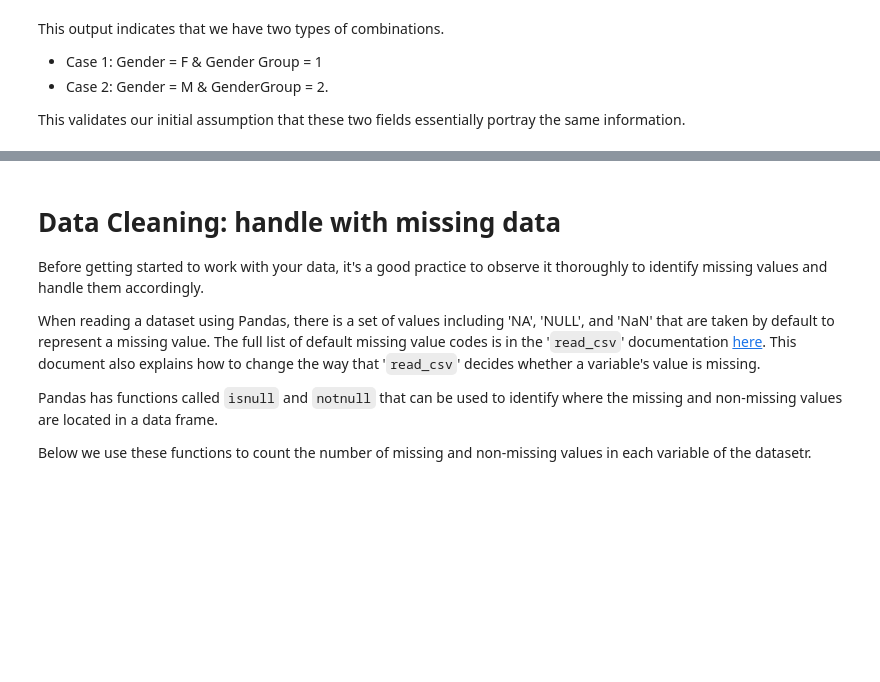
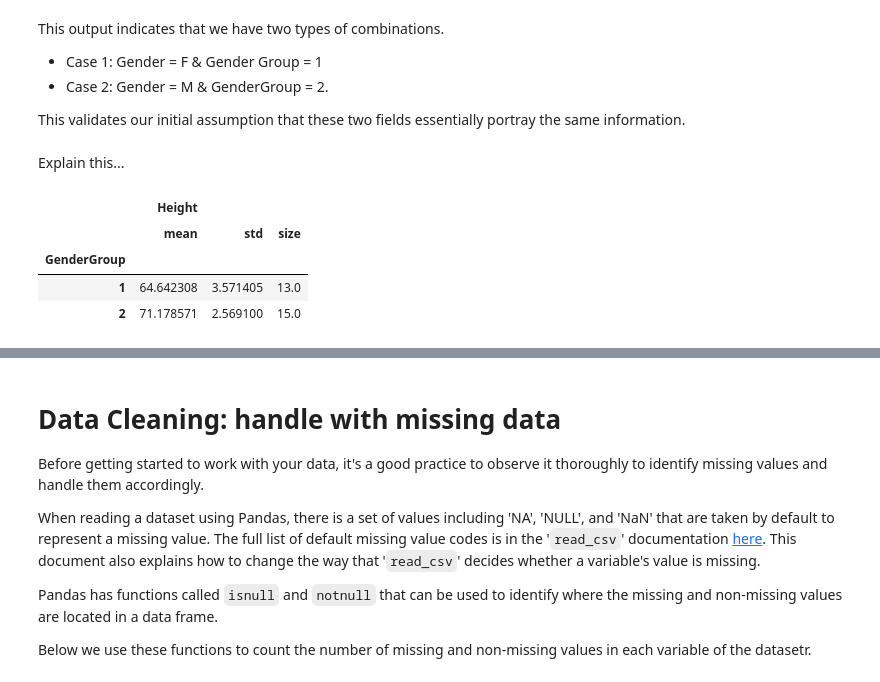
Before and after one commit to javiermao/PythonBasis, a Jupyter notebook: B23_Pandas.ipynb, the cells around one changed output, grey strips where cells are left out. Saved outputs shown, nothing was run; the diff lists cells and outputs as text; code cells hidden in the pictures; blank space fills up the shorter version.

```diff
--- a/B23_Pandas.ipynb
+++ b/B23_Pandas.ipynb
@@ -405,3 +438,15 @@ This output indicates that we have two types of combinations.
 * Case 2: Gender = M & GenderGroup = 2.
 
 This validates our initial assumption that these two fields essentially portray the same information.
+# %% [markdown]
+Explain this...
+# %%
+import numpy as np
+
+df.groupby("GenderGroup").agg({"Height": [np.mean, np.std, np.size]})
+# %% [output]
+|  | Height |  |  |
+|  | mean | std | size |
+| GenderGroup |  |  |  |
+| 1 | 64.642308 | 3.571405 | 13.0 |
+| 2 | 71.178571 | 2.569100 | 15.0 |
```
Also changed, not shown: parts of 7 cells of this notebook.
